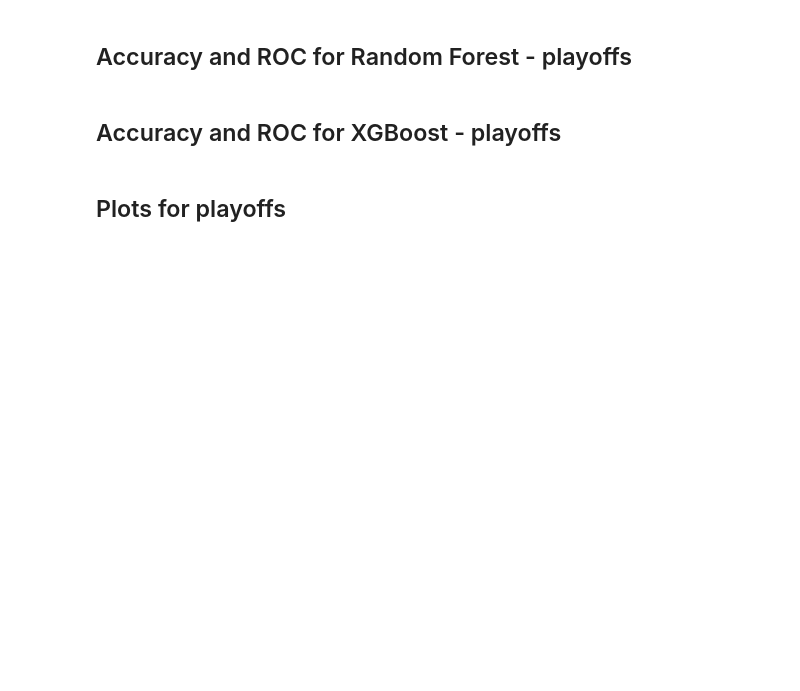
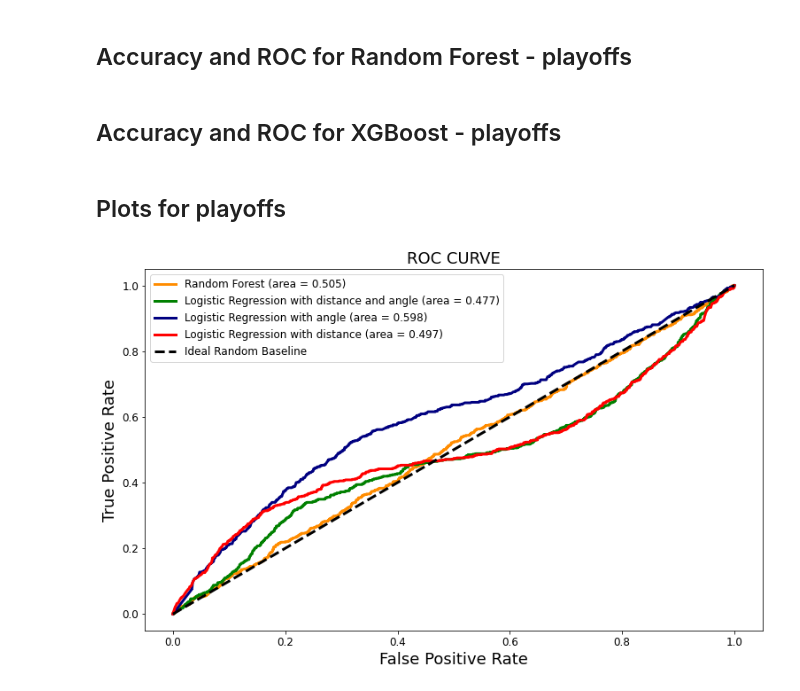
Before and after one commit to KrishnaManeeshaDendukuri/ift6758, a Jupyter notebook: ift6758-project-template-main/notebooks/Question_7_M2.ipynb, the cells around one changed output. Saved outputs shown, nothing was run; the diff lists cells and outputs as text; code cells hidden in the pictures; blank space fills up the shorter version.

```diff
--- a/ift6758-project-template-main/notebooks/Question_7_M2.ipynb
+++ b/ift6758-project-template-main/notebooks/Question_7_M2.ipynb
@@ -404,0 +374,11 @@ X has feature names, but LogisticRegression was fitted without feature names
+# %%
+# Random Forest
+preds_proba_rf_p = rf.predict_proba(X_rf_P)
+# XGBoost
+# preds_proba_xgb_p = xgb.predict_proba(X_xgb_P)
+# Logistic regression with Distance
+preds_proba_lr_d_p = log1.predict_proba(X_lr_D_P)
+# Logistic regression with Angle
+preds_proba_lr_a_p = log2.predict_proba(X_lr_A_P)
+# Logistic regression with Distance & Angle (Baseline)
+preds_proba_lr_da_p = log3.predict_proba(X_lr_DA_P)
@@ -425,3 +413,11 @@ roc_auc_xgb_p =  roc_auc_score(y_P,preds_xgb_p)
 report_xgb_p = classification_report(y_P, preds_xgb_p, output_dict=True)
 # %% [markdown]
 ## Plots for playoffs
+# %%
+## Dataframe with ground truth labels from Test set and the the prediction probabilities from each of the models
+df_prob_p = pd.DataFrame({"goal_ind":y_P, "preds_proba_rf": preds_proba_rf_p[:,1], "preds_proba_lr_da": preds_proba_lr_da_p[:,1],"preds_proba_lr_a": preds_proba_lr_a_p[:,1],"preds_proba_lr_d": preds_proba_lr_d_p[:,1]}) # "preds_proba_xgb": preds_proba_xgb_p[:,1] })
+df_prob_p['shot_count'] = 1
+# %%
+plt = get_roc_auc_plot(df_prob = df_prob_p, list_labels = model_list)
+# %% [output]
+[figure, added]
```
Also changed, not shown: parts of 22 cells of this notebook.
